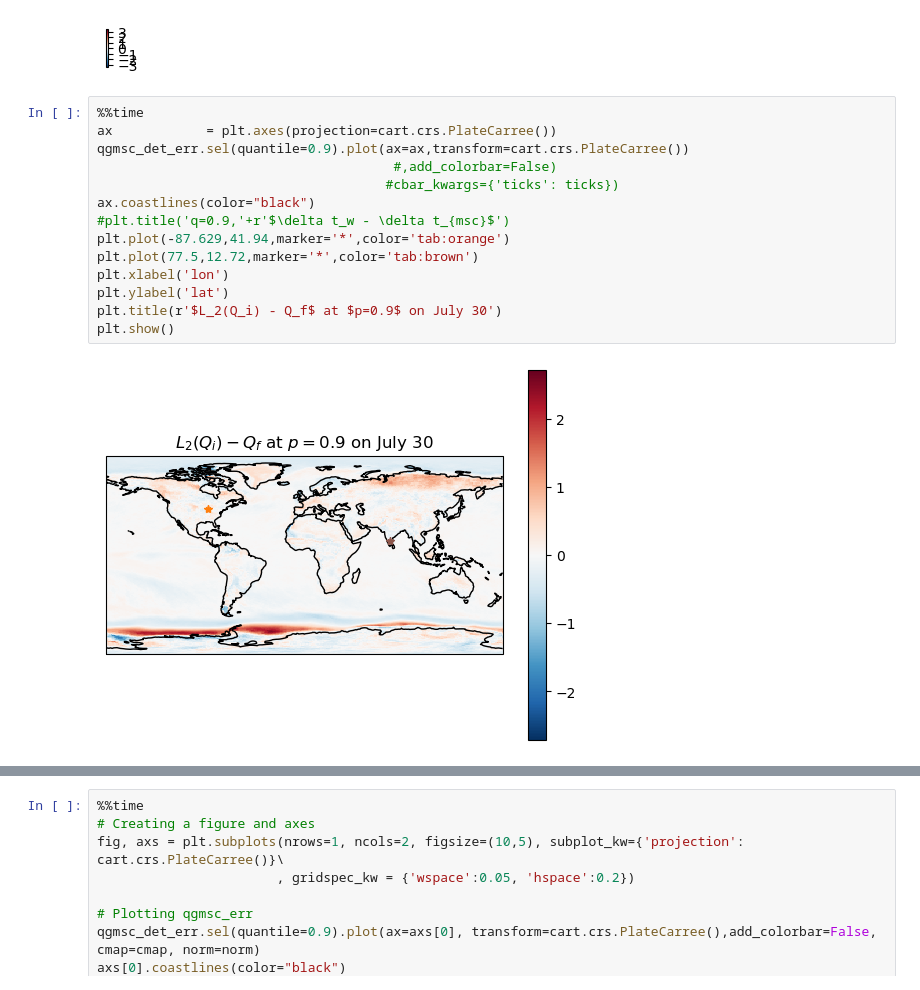
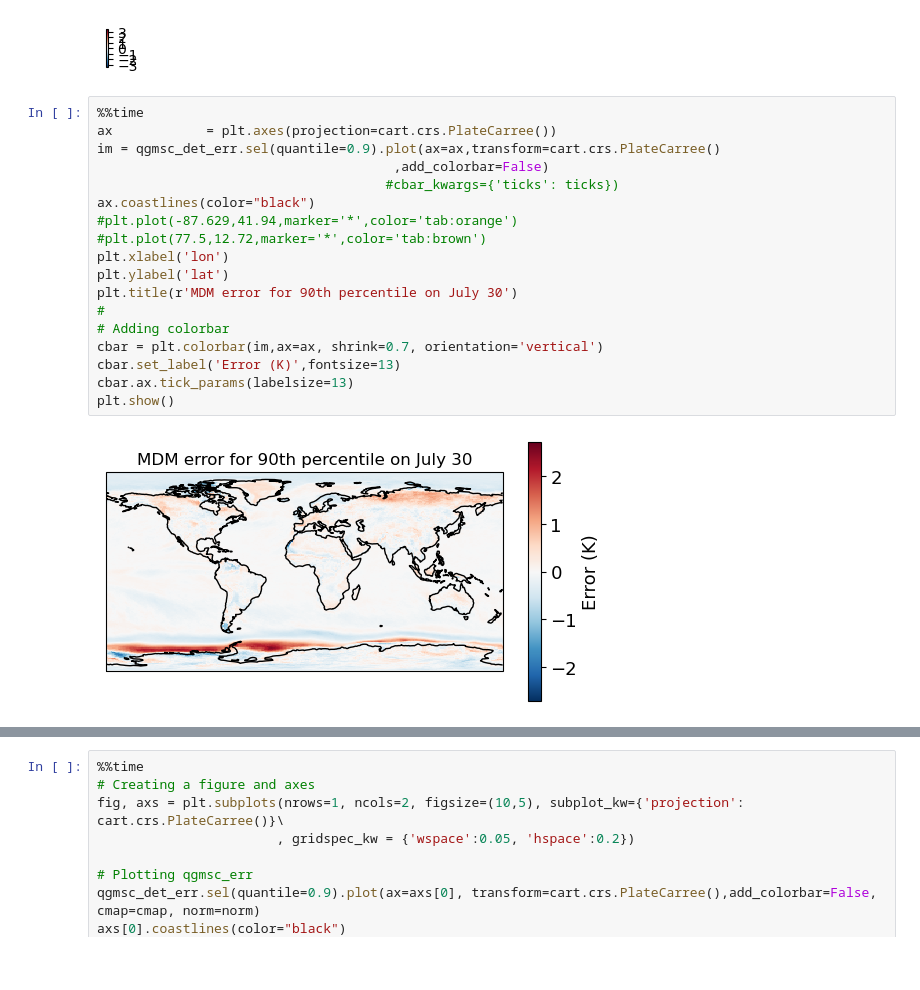
Before and after one commit to hrhampapura/moment_delta_mapping, a Jupyter notebook: lens_analysis/plots/Detrended/Plot_2.ipynb, the cells around one changed output, grey strips where cells are left out. Drawn from its saved outputs; the diff is of its cells as text; blank space fills up the shorter version.

```diff
--- a/lens_analysis/plots/Detrended/Plot_2.ipynb
+++ b/lens_analysis/plots/Detrended/Plot_2.ipynb
@@ -700,16 +700,20 @@ plt.gca().set_visible(False)
 # %%
 %%time
 ax            = plt.axes(projection=cart.crs.PlateCarree())
-qgmsc_det_err.sel(quantile=0.9).plot(ax=ax,transform=cart.crs.PlateCarree())
-                                      #,add_colorbar=False)
+im = qgmsc_det_err.sel(quantile=0.9).plot(ax=ax,transform=cart.crs.PlateCarree()
+                                      ,add_colorbar=False)
                                      #cbar_kwargs={'ticks': ticks})
 ax.coastlines(color="black")
-#plt.title('q=0.9,'+r'$\delta t_w - \delta t_{msc}$')
-plt.plot(-87.629,41.94,marker='*',color='tab:orange')
-plt.plot(77.5,12.72,marker='*',color='tab:brown')
+#plt.plot(-87.629,41.94,marker='*',color='tab:orange')
+#plt.plot(77.5,12.72,marker='*',color='tab:brown')
 plt.xlabel('lon')
 plt.ylabel('lat')
-plt.title(r'$L_2(Q_i) - Q_f$ at $p=0.9$ on July 30')
+plt.title(r'MDM error for 90th percentile on July 30')
+#
+# Adding colorbar
+cbar = plt.colorbar(im,ax=ax, shrink=0.7, orientation='vertical')
+cbar.set_label('Error (K)',fontsize=13)
+cbar.ax.tick_params(labelsize=13)
 plt.show()
 # %% [output]
-[figure, old version]
+[figure, new version]
```
Also changed, not shown: parts of 13 cells of this notebook, 3 other files.
